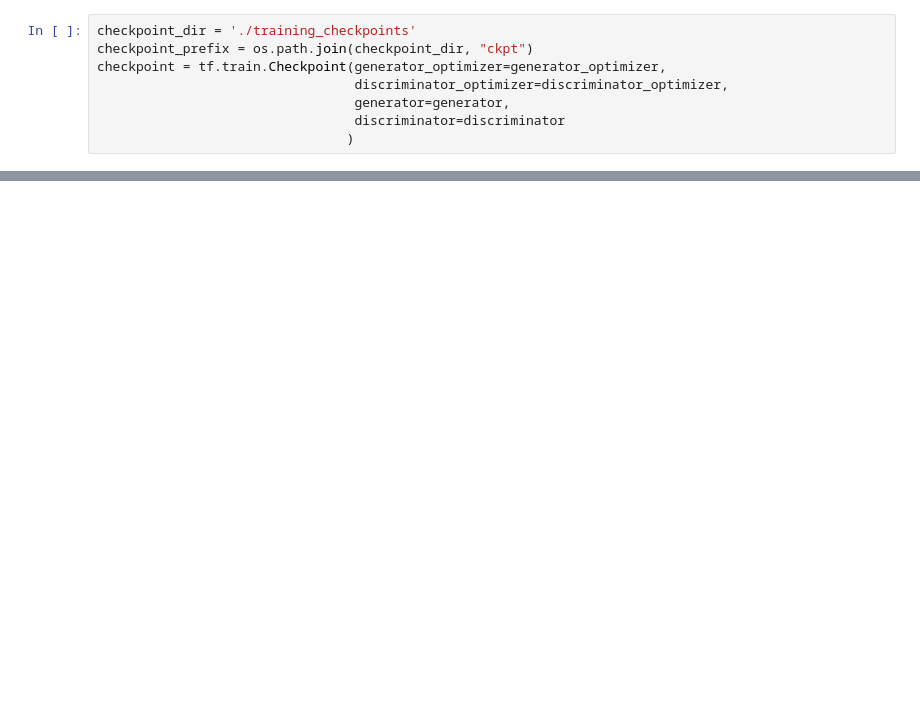
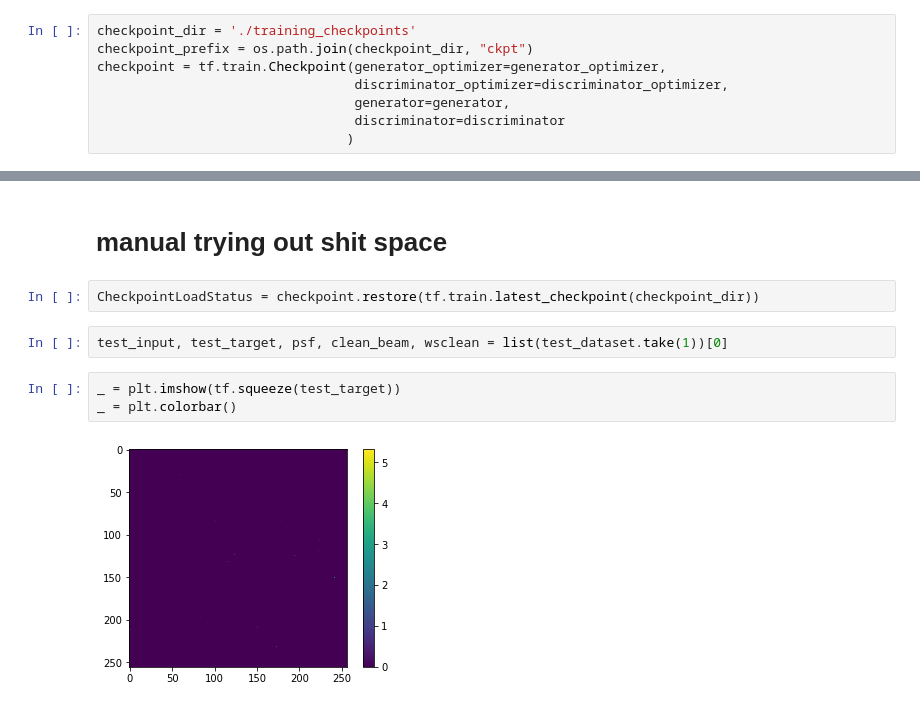
Before and after one commit to gijzelaerr/vacuum-cleaner, a Jupyter notebook: notebooks/Redo pix2pix.ipynb, the cells around one changed output, grey strips where cells are left out. Saved outputs shown, nothing was run; the diff lists cells and outputs as text; blank space fills up the shorter version.

```diff
--- a/notebooks/Redo pix2pix.ipynb
+++ b/notebooks/Redo pix2pix.ipynb
@@ -303,0 +379,11 @@ step: 1110 epoch: 1 duration: 511.34s step/s: 2.17
+# %% [markdown]
+# manual trying out shit space
+# %%
+CheckpointLoadStatus = checkpoint.restore(tf.train.latest_checkpoint(checkpoint_dir))
+# %%
+test_input, test_target, psf, clean_beam, wsclean = list(test_dataset.take(1))[0]
+# %%
+_ = plt.imshow(tf.squeeze(test_target))
+_ = plt.colorbar()
+# %% [output]
+[figure, added]
```
Also changed, not shown: parts of 27 cells of this notebook.
